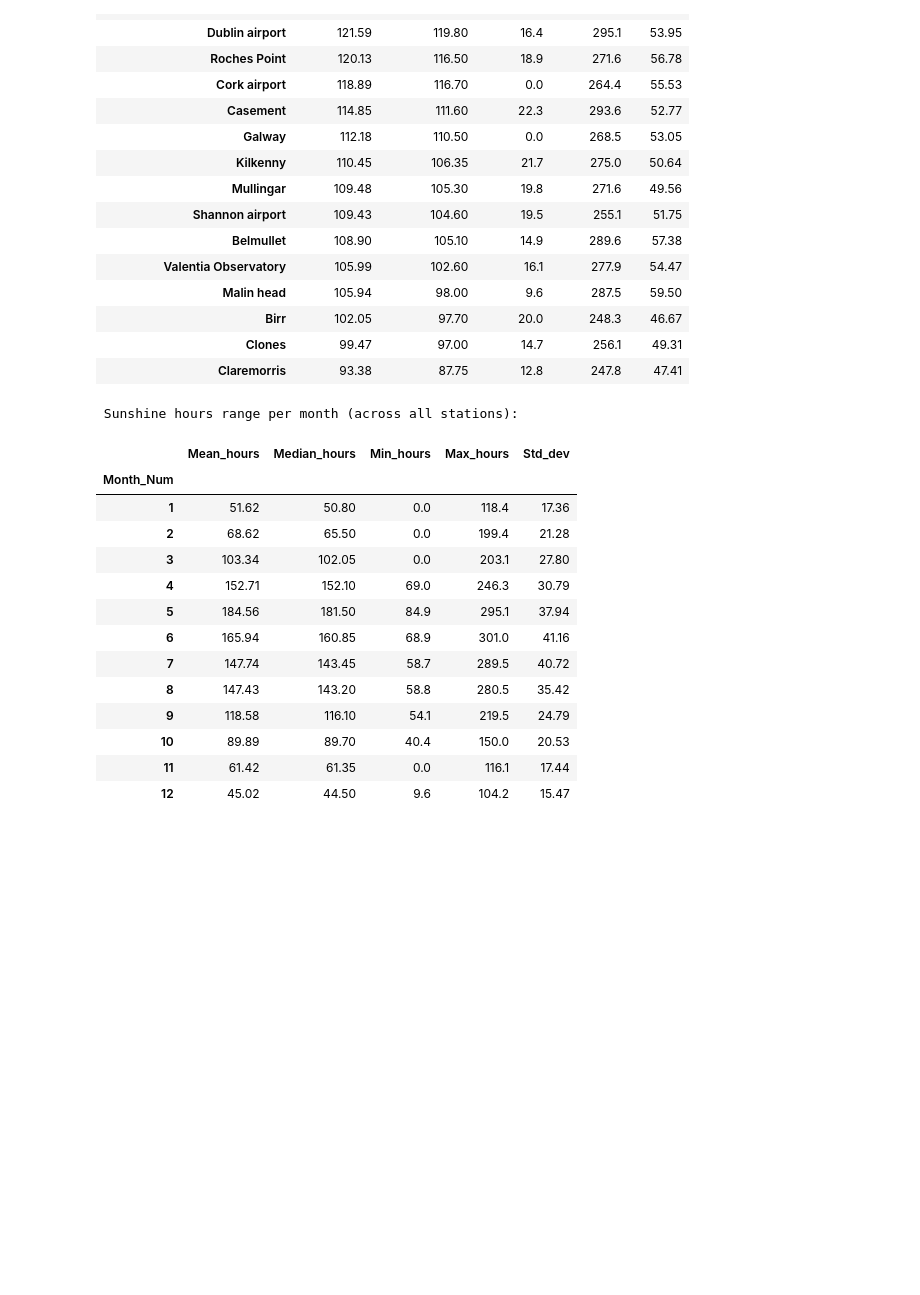
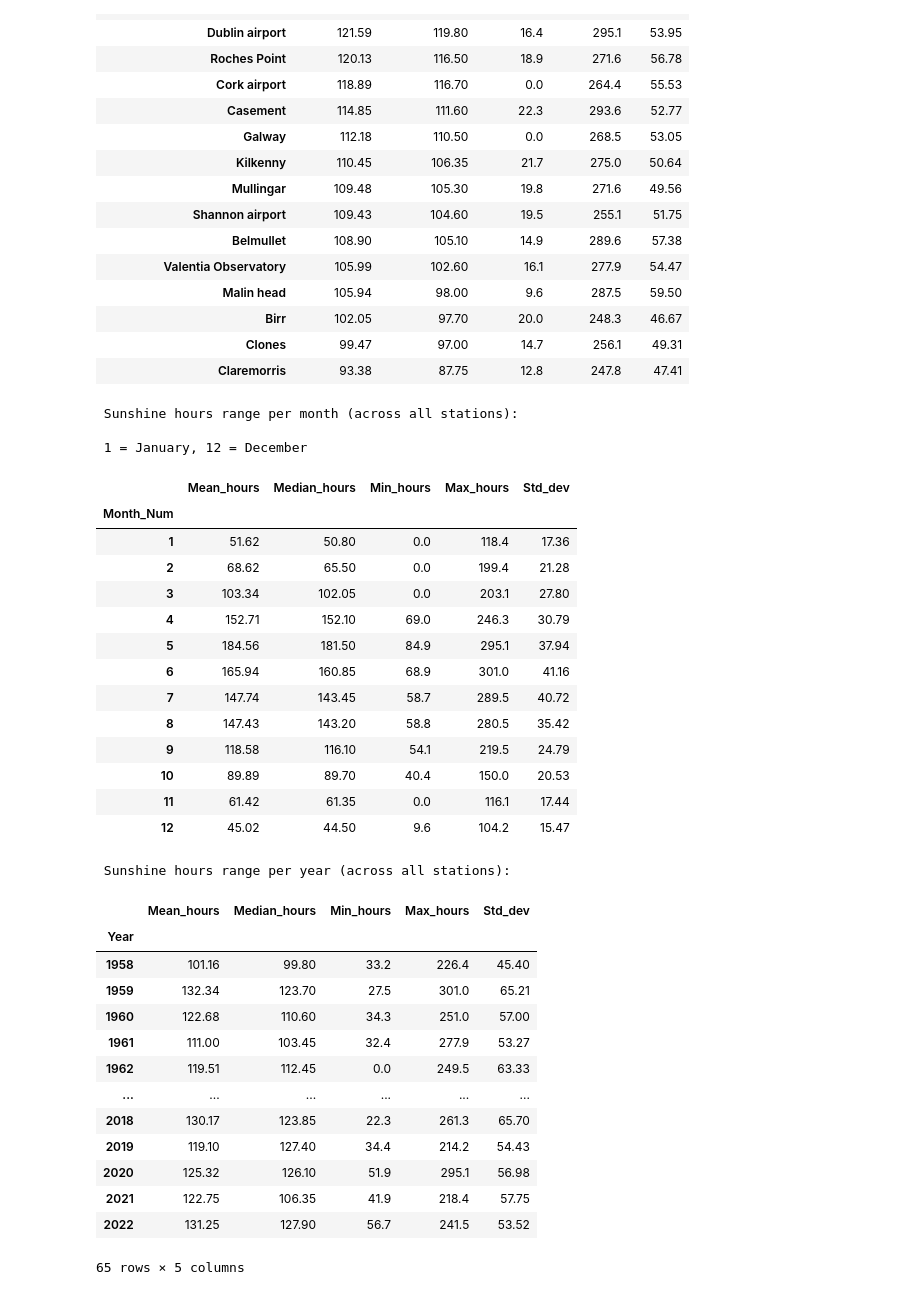
Before and after one commit to Hugo-van-Zyl/programming-for-data-analytics, a Jupyter notebook: Big Project/bigproject.ipynb, the cells around one changed output. Cells and saved outputs as stored; diff of their text form; code cells hidden in the pictures; blank space fills up the shorter version.

Commit message:
Mean per year added

```diff
--- a/Big Project/bigproject.ipynb
+++ b/Big Project/bigproject.ipynb
@@ -187,10 +187,13 @@ mean_by_month = df_totalsunshinehrs.groupby('Month_Num')['Sunshine_Hours'].agg([
     ('Std_dev', 'std'),]).round(2) # sort higest to lowest using mean hours and round figures to 2 decimals
 
 print("\n Sunshine hours range per month (across all stations):")
+print("\n 1 = January, 12 = December")
 display(mean_by_month) # show table
 # this gives us an insight which months have more sunlight hours than others
 # %% [output]
  Sunshine hours range per month (across all stations):
+
+ 1 = January, 12 = December
 |  | Mean_hours | Median_hours | Min_hours | Max_hours | Std_dev |
 | Month_Num |  |  |  |  |  |
 | 1 | 51.62 | 50.80 | 0.0 | 118.4 | 17.36 |
@@ -205,3 +208,31 @@ display(mean_by_month) # show table
 | 10 | 89.89 | 89.70 | 40.4 | 150.0 | 20.53 |
 | 11 | 61.42 | 61.35 | 0.0 | 116.1 | 17.44 |
 | 12 | 45.02 | 44.50 | 9.6 | 104.2 | 15.47 |
+# %%
+# Now I will calculate the average sunshine hours for each year
+# use .groupby to group the data per year number
+mean_by_year = df_totalsunshinehrs.groupby('Year')['Sunshine_Hours'].agg([
+    ('Mean_hours', 'mean'), # calculate the mean
+    ('Median_hours', 'median'), # calculate the median
+    ('Min_hours', 'min'), # calculate the minimum value
+    ('Max_hours', 'max'), # calculate the maximum value
+    ('Std_dev', 'std'),]).round(2) # sort higest to lowest using mean hours and round figures to 2 decimals
+
+print("\n Sunshine hours range per year (across all stations):")
+display(mean_by_year) # show table
+# %% [output]
+ Sunshine hours range per year (across all stations):
+|  | Mean_hours | Median_hours | Min_hours | Max_hours | Std_dev |
+| Year |  |  |  |  |  |
+| 1958 | 101.16 | 99.80 | 33.2 | 226.4 | 45.40 |
+| 1959 | 132.34 | 123.70 | 27.5 | 301.0 | 65.21 |
+| 1960 | 122.68 | 110.60 | 34.3 | 251.0 | 57.00 |
+| 1961 | 111.00 | 103.45 | 32.4 | 277.9 | 53.27 |
+| 1962 | 119.51 | 112.45 | 0.0 | 249.5 | 63.33 |
+| ... | ... | ... | ... | ... | ... |
+| 2018 | 130.17 | 123.85 | 22.3 | 261.3 | 65.70 |
+| 2019 | 119.10 | 127.40 | 34.4 | 214.2 | 54.43 |
+| 2020 | 125.32 | 126.10 | 51.9 | 295.1 | 56.98 |
+| 2021 | 122.75 | 106.35 | 41.9 | 218.4 | 57.75 |
+| 2022 | 131.25 | 127.90 | 56.7 | 241.5 | 53.52 |
+65 rows × 5 columns
```
